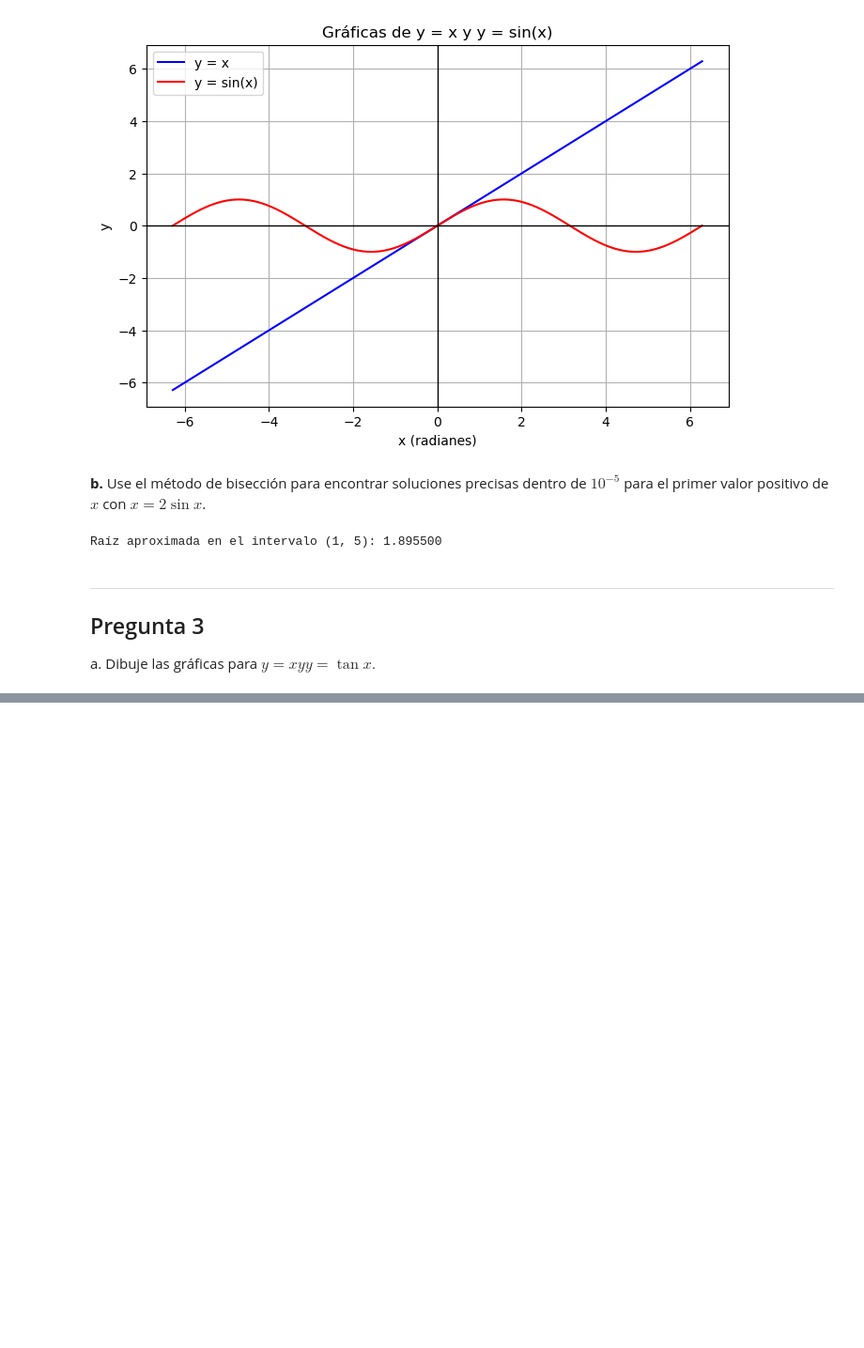
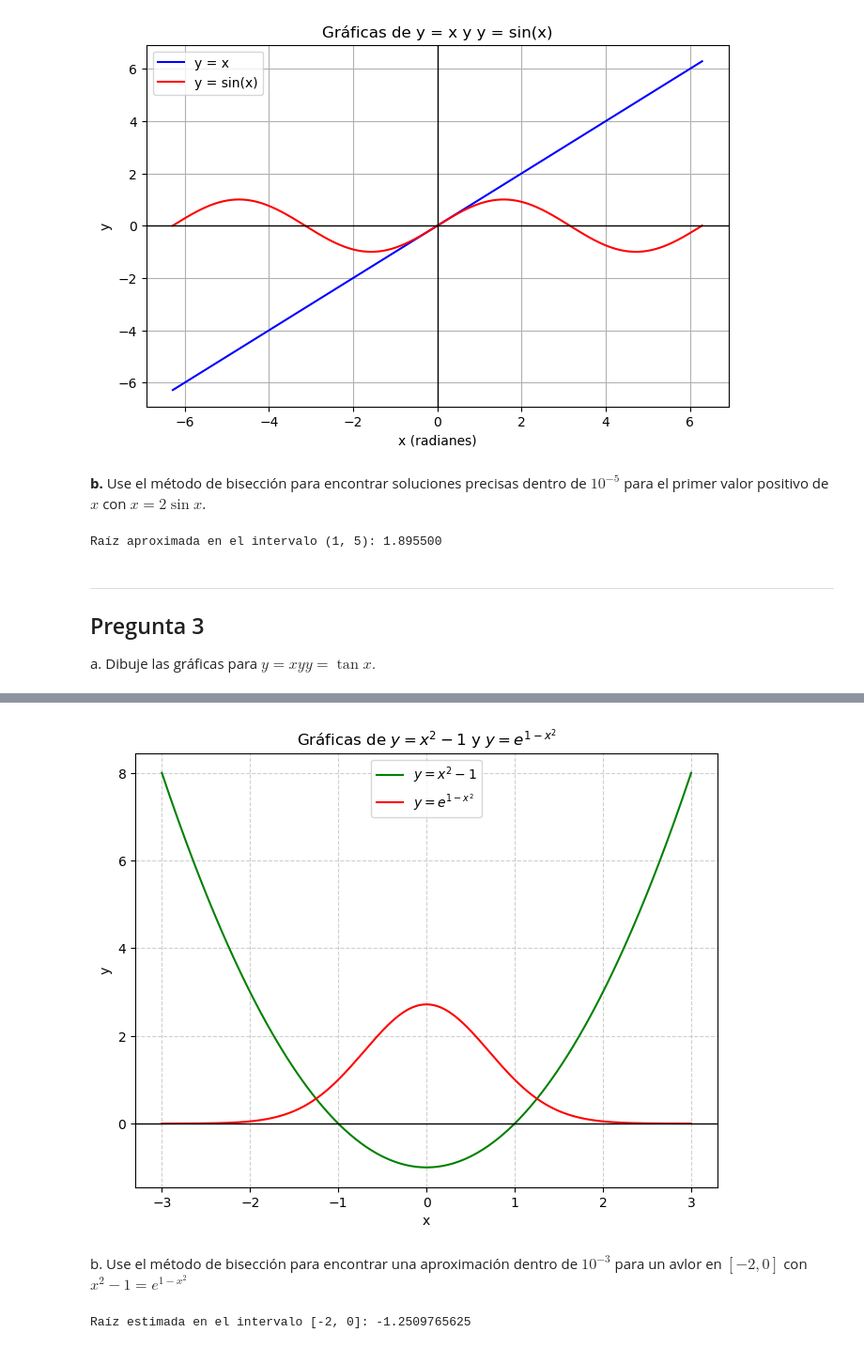
Before and after one commit to Erick-1213/TareasMN2026A, a Jupyter notebook: Tarea4/Tarea4Erick.ipynb, the cells around one changed output, grey strips where cells are left out. Shown at 94% size. Cells and saved outputs as stored; diff of their text form; code cells hidden in the pictures; blank space fills up the shorter version.

```diff
--- a/Tarea4/Tarea4Erick.ipynb
+++ b/Tarea4/Tarea4Erick.ipynb
@@ -129,0 +146,35 @@ plt.show()
+# %%
+def f1(x):
+    return x**2 - 1
+
+def f2(x):
+    return np.exp(1 - x**2)
+
+x = np.linspace(-3, 3, 400)
+
+y1 = f1(x)
+y2 = f2(x)
+
+plt.figure(figsize=(8,6))
+plt.plot(x, y1, label=r"$y = x^2 - 1$", color='green')
+plt.plot(x, y2, label=r"$y = e^{1-x^2}$", color='red')
+plt.axhline(0, color="black", linewidth=1)
+
+plt.title("Gráficas de $y = x^2 - 1$ y $y = e^{1-x^2}$")
+plt.xlabel("x")
+plt.ylabel("y")
+plt.grid(True, linestyle='--', alpha=0.6)
+plt.legend()
+plt.show()
+# %% [output]
+[figure, added]
+# %% [markdown]
+b. Use el método de bisección para encontrar una aproximación dentro de $10^{-3}$ para un avlor en $[-2,0]$ con $x^{2} - 1 = e^{1-x^{2}}$
+# %%
+def funcion_f3(x):
+    return x**2 - 1 - np.exp(1 - x**2)
+
+raiz_E = bisect(funcion_f3, -2, 0, xtol=1e-3)
+print(f"Raíz estimada en el intervalo [-2, 0]: {raiz_E}")
+# %% [output]
+Raíz estimada en el intervalo [-2, 0]: -1.2509765625
```
Also changed, not shown: parts of 16 cells of this notebook.
